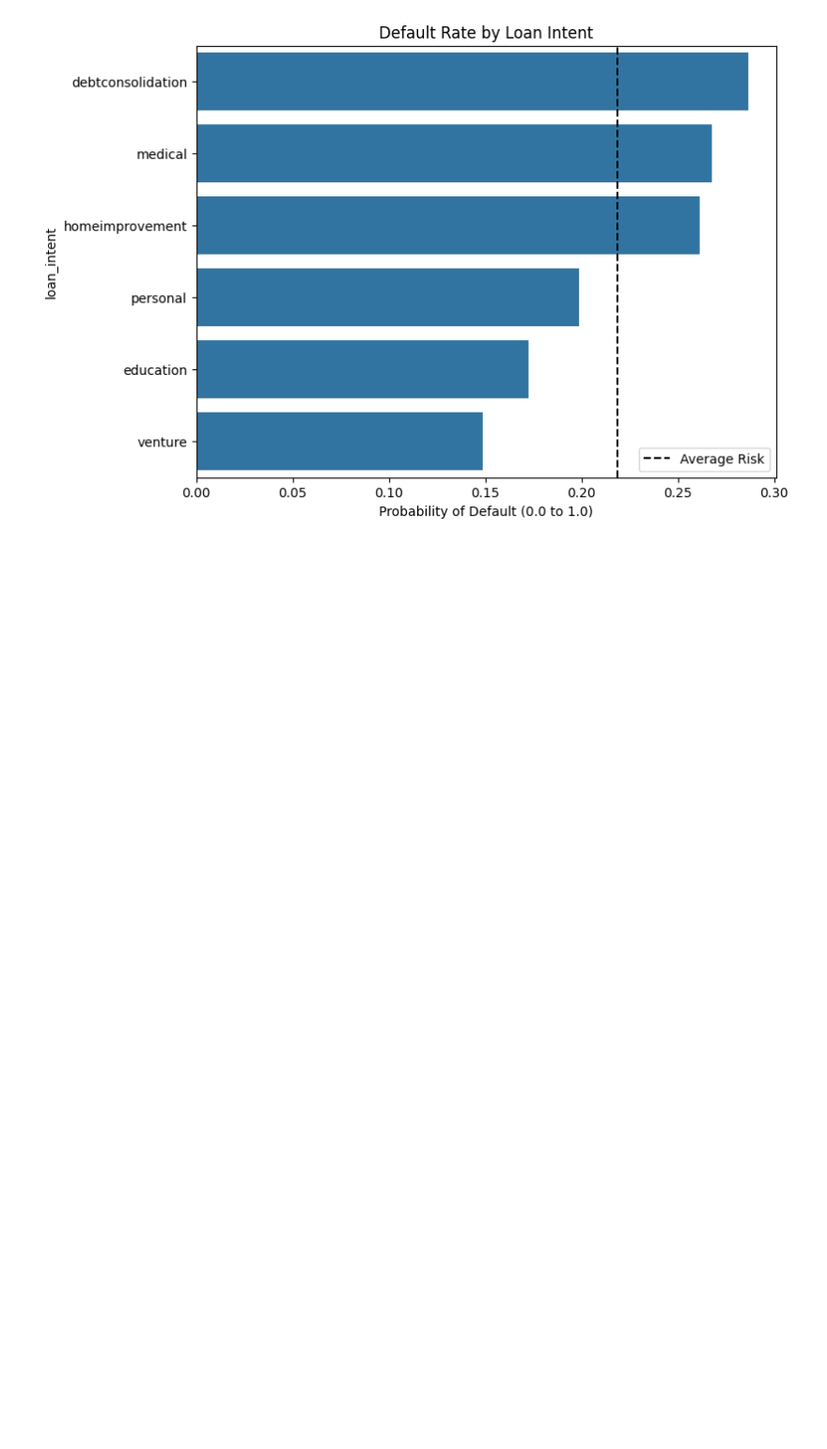
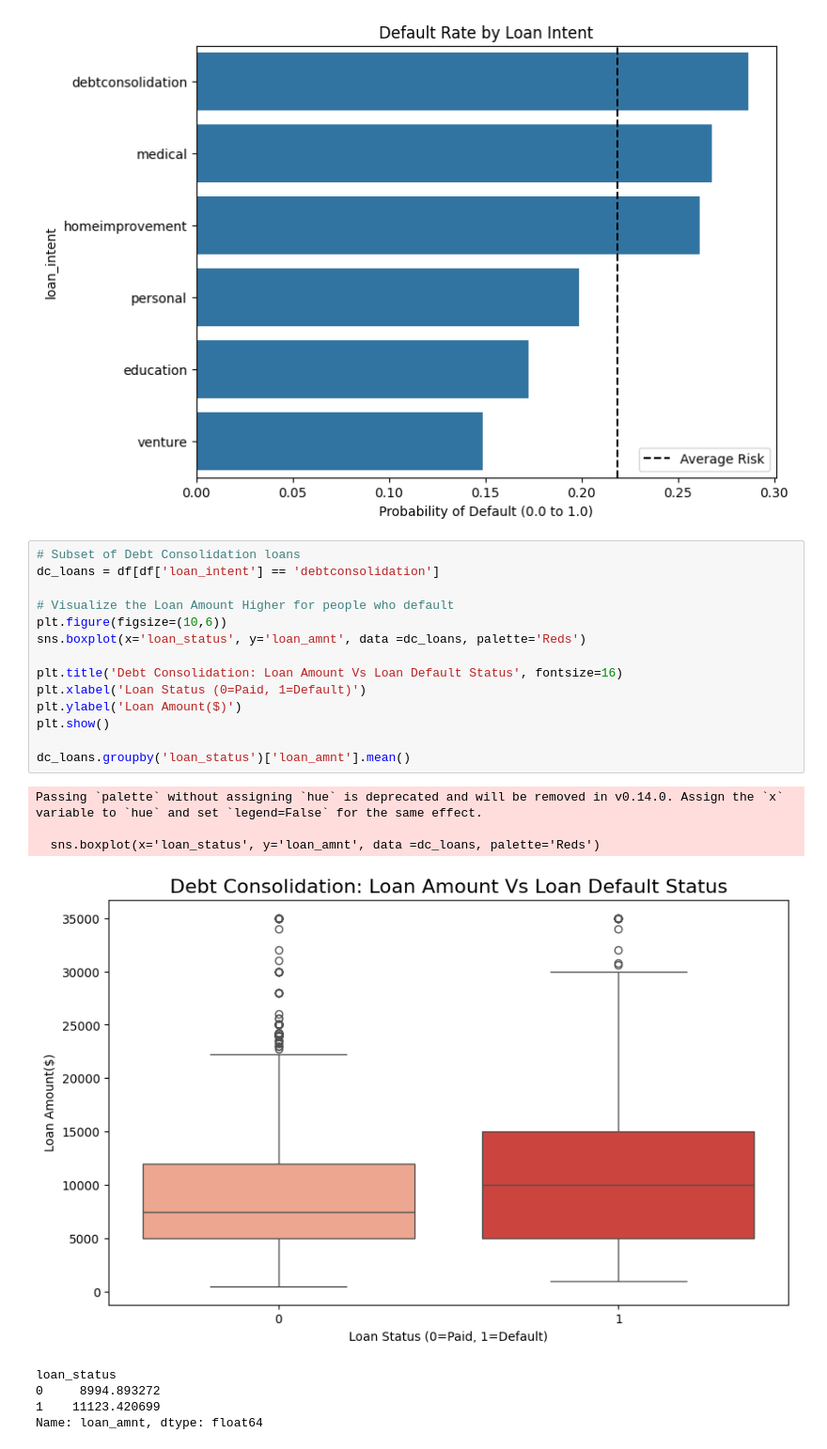
Before and after one commit to shlokzz/Credit-Risk-Prediction-Project, a Jupyter notebook: notebooks/data_cleaning.ipynb, the cells around one changed output. Shown at 94% size. Drawn from its saved outputs; the diff is of its cells as text; blank space fills up the shorter version.

Commit message:
Visualize interaction between loan amount and default for debt consolidation

```diff
--- a/notebooks/data_cleaning.ipynb
+++ b/notebooks/data_cleaning.ipynb
@@ -377,3 +377,26 @@ plt.legend()
 plt.show()
 # %% [output]
 [figure]
+# %%
+# Subset of Debt Consolidation loans
+dc_loans = df[df['loan_intent'] == 'debtconsolidation']
+
+# Visualize the Loan Amount Higher for people who default
+plt.figure(figsize=(10,6))
+sns.boxplot(x='loan_status', y='loan_amnt', data =dc_loans, palette='Reds')
+
+plt.title('Debt Consolidation: Loan Amount Vs Loan Default Status', fontsize=16)
+plt.xlabel('Loan Status (0=Paid, 1=Default)')
+plt.ylabel('Loan Amount($)')
+plt.show()
+
+dc_loans.groupby('loan_status')['loan_amnt'].mean()
+# %% [output]
+Passing `palette` without assigning `hue` is deprecated and will be removed in v0.14.0. Assign the `x` variable to `hue` and set `legend=False` for the same effect.
+
+  sns.boxplot(x='loan_status', y='loan_amnt', data =dc_loans, palette='Reds')
+[figure, added]
+loan_status
+0     8994.893272
+1    11123.420699
+Name: loan_amnt, dtype: float64
```
Also changed, not shown: parts of 1 cell of this notebook.
